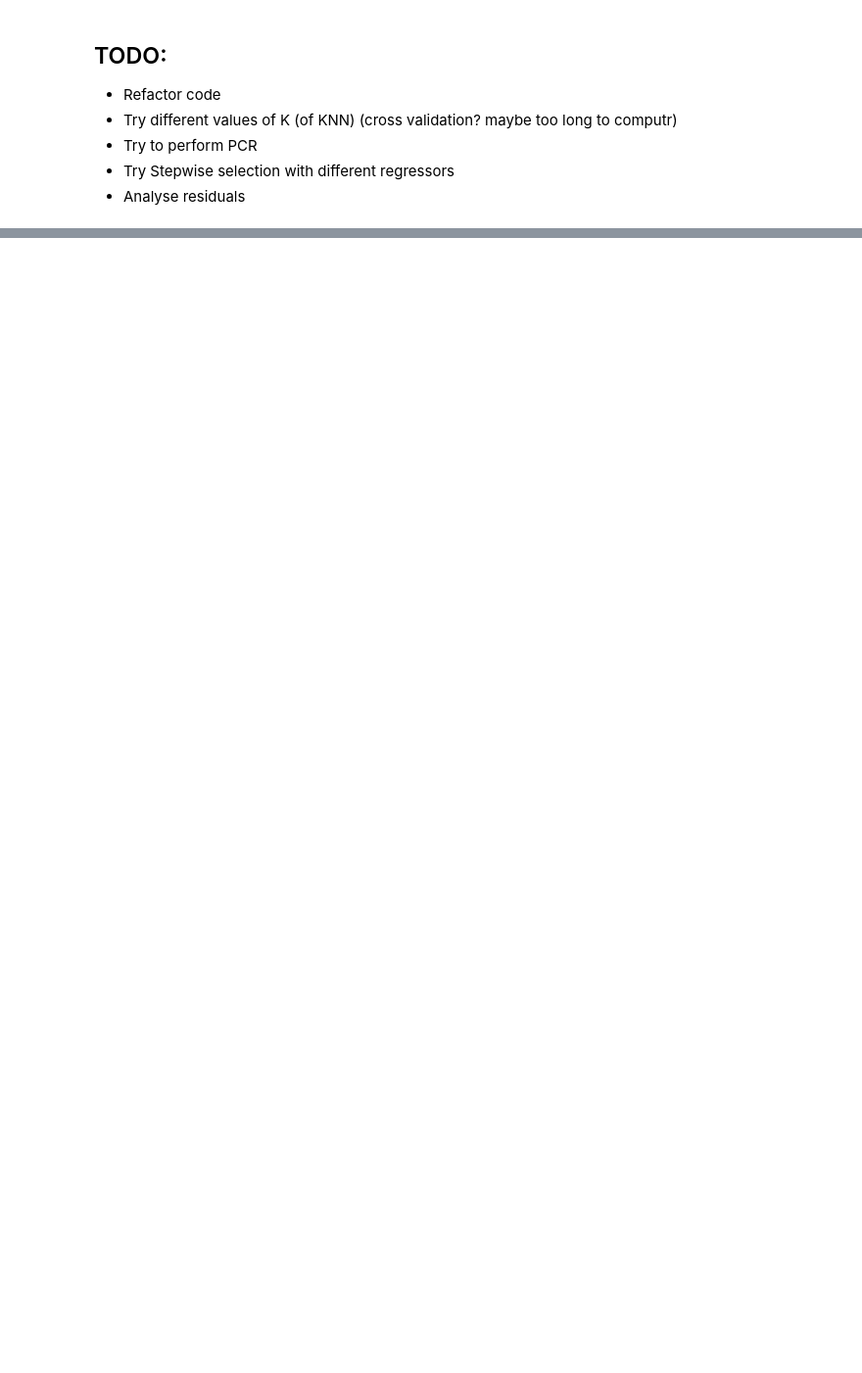
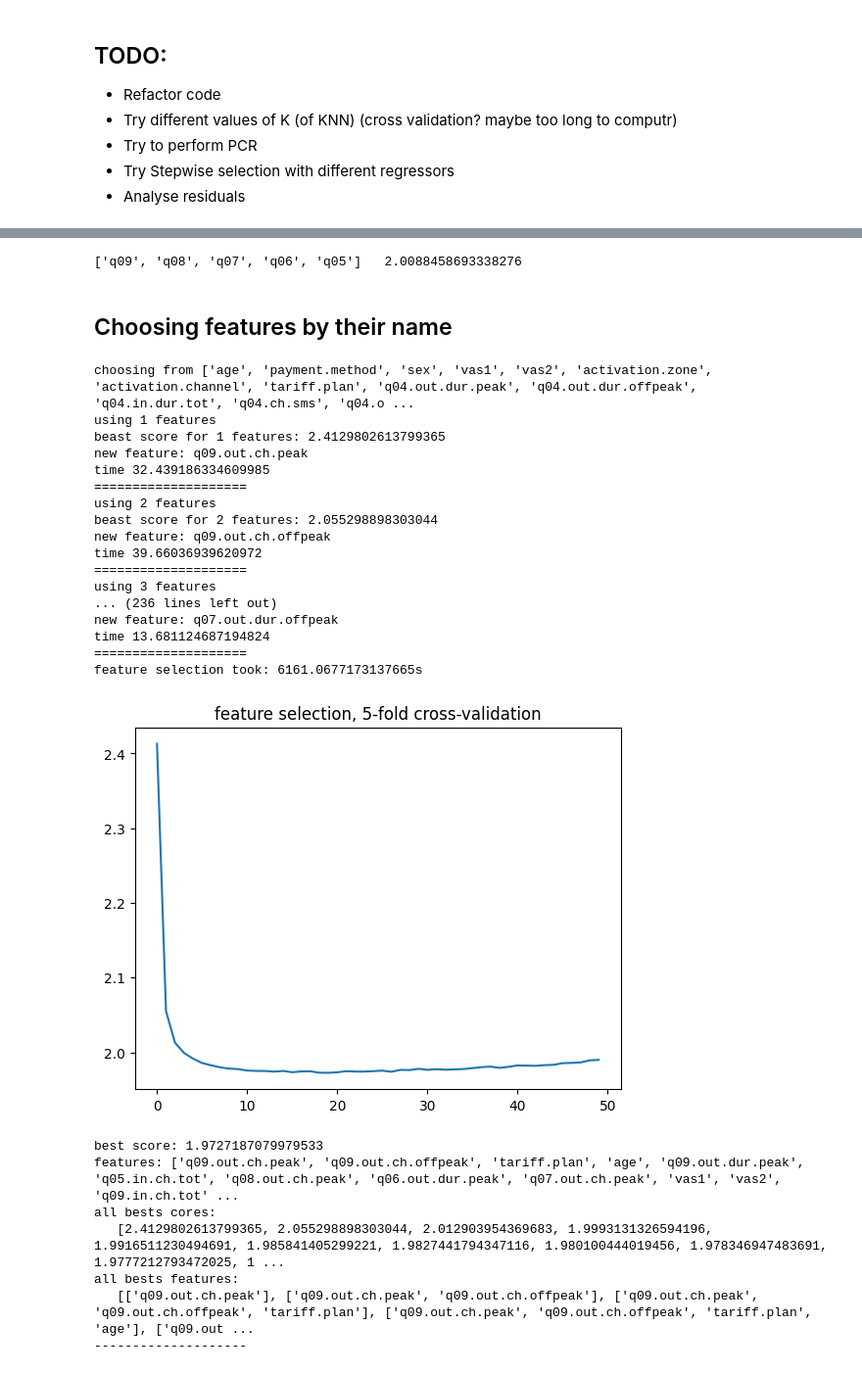
Before and after one commit to riccardocappi/Data-Mining-GroupA, a Jupyter notebook: PhoneUser_Competition/Phone users_py/Data_Mining_(Data_Divas).ipynb, the cells around one changed output, grey strips where cells are left out. Shown at 98% size. Drawn from its saved outputs; the diff is of its cells as text; code cells hidden in the pictures; blank space fills up the shorter version.

```diff
--- a/PhoneUser_Competition/Phone users_py/Data_Mining_(Data_Divas).ipynb
+++ b/PhoneUser_Competition/Phone users_py/Data_Mining_(Data_Divas).ipynb
@@ -280,0 +325,7 @@ y_pred.to_csv('mySubmission_knn_best_subset.txt', index=False, header=False, sep
+# %%
+pipe = Pipeline([
+                 ('model', GradientBoostingRegressor(n_estimators=100))])
+
+X_train_sfs_knn = sfs_knn.transform(X_train)
+result = feature_selector.k_fold_cv(pipe, X_train_sfs_knn, y_train)
+print(result)
@@ -287,0 +407,21 @@ y_pred.to_csv('mySubmission_knn_best_subset.txt', index=False, header=False, sep
+# %%
+# highly correlated features
+# ['.out.ch.peak','.out.dur.peak', '.out.val.peak']
+# ['.out.ch.offpeak', '.out.dur.offpeak', '.out.val.offpeak']
+# ['.in.ch.tot', '.in.dur.tot']
+
+# non categorical features ['']
+raw_concat = pd.concat((train, test))
+unique_values = {}
+for feature in cat_features:
+    unique_values[feature] = raw_concat[feature].unique()
+print(unique_values)
+print(cat_features)
+
+non_cat_features = ['age']
+month_features1 = ['.out.dur.peak','.out.dur.offpeak','.in.dur.tot', '.ch.sms', '.ch.cc']
+# categorical features: ['payment.method', 'sex', 'vas1', 'vas2', 'activation.zone', 'activation.channel', 'tariff.plan']
+
+unique_values['activation.zone'] = unique_values['activation.zone'].sort()
+unique_values['activation.channel'] = unique_values['activation.channel'].sort()
+unique_values['tariff.plan'] = unique_values['tariff.plan'].sort()
@@ -287,0 +432,3 @@ y_pred.to_csv('mySubmission_knn_best_subset.txt', index=False, header=False, sep
+# %%
+def add_month(month, names):
+    return [month + name for name in names]
@@ -287,0 +499,7 @@ y_pred.to_csv('mySubmission_knn_best_subset.txt', index=False, header=False, sep
+# %%
+
+test_one_month(['q09','q08', 'q07','q06','q05'], month_features1)
+# %% [output]
+['q09', 'q08', 'q07', 'q06', 'q05']   2.0088458693338276
+# %% [markdown]
+## Choosing features by their name
@@ -287,0 +594,38 @@ y_pred.to_csv('mySubmission_knn_best_subset.txt', index=False, header=False, sep
+# %%
+
+selector = FeaturesSubset(
+    cat_features = cat_features,
+    non_cat_features = non_cat_features,
+    months = ['q04','q05','q06','q07','q08','q09'],
+    month_features_names = ['.out.dur.peak', '.out.dur.offpeak', '.in.dur.tot', '.ch.sms', '.out.ch.peak', '.out.ch.offpeak', '.in.ch.tot']
+)
+
+pipe = [('gb',GradientBoostingRegressor(n_estimators=150))]
+
+best_features_gb = best_subset(pipe, selector, 50)
+# %% [output]
+choosing from ['age', 'payment.method', 'sex', 'vas1', 'vas2', 'activation.zone', 'activation.channel', 'tariff.plan', 'q04.out.dur.peak', 'q04.out.dur.offpeak', 'q04.in.dur.tot', 'q04.ch.sms', 'q04.o ...
+using 1 features
+beast score for 1 features: 2.4129802613799365
+new feature: q09.out.ch.peak
+time 32.439186334609985
+====================
+using 2 features
+beast score for 2 features: 2.055298898303044
+new feature: q09.out.ch.offpeak
+time 39.66036939620972
+====================
+using 3 features
+... (236 lines left out)
+new feature: q07.out.dur.offpeak
+time 13.681124687194824
+====================
+feature selection took: 6161.0677173137665s
+[figure, added]
+best score: 1.9727187079979533
+features: ['q09.out.ch.peak', 'q09.out.ch.offpeak', 'tariff.plan', 'age', 'q09.out.dur.peak', 'q05.in.ch.tot', 'q08.out.ch.peak', 'q06.out.dur.peak', 'q07.out.ch.peak', 'vas1', 'vas2', 'q09.in.ch.tot' ...
+all bests cores:
+   [2.4129802613799365, 2.055298898303044, 2.012903954369683, 1.9993131326594196, 1.9916511230494691, 1.985841405299221, 1.9827441794347116, 1.980100444019456, 1.978346947483691, 1.9777212793472025, 1 ...
+all bests features:
+   [['q09.out.ch.peak'], ['q09.out.ch.peak', 'q09.out.ch.offpeak'], ['q09.out.ch.peak', 'q09.out.ch.offpeak', 'tariff.plan'], ['q09.out.ch.peak', 'q09.out.ch.offpeak', 'tariff.plan', 'age'], ['q09.out ...
+--------------------
```
Also changed, not shown: parts of 20 cells of this notebook.
